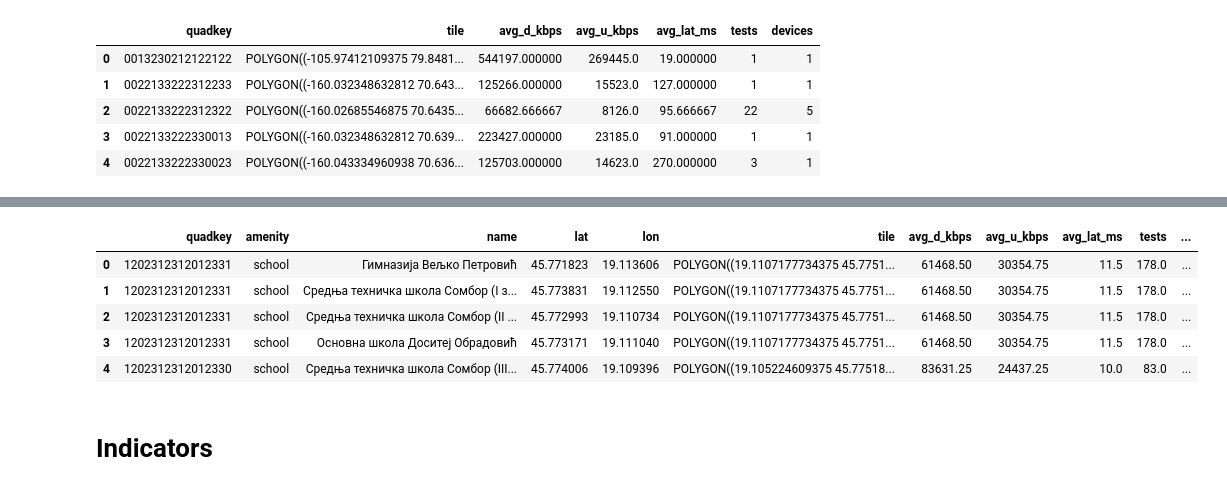
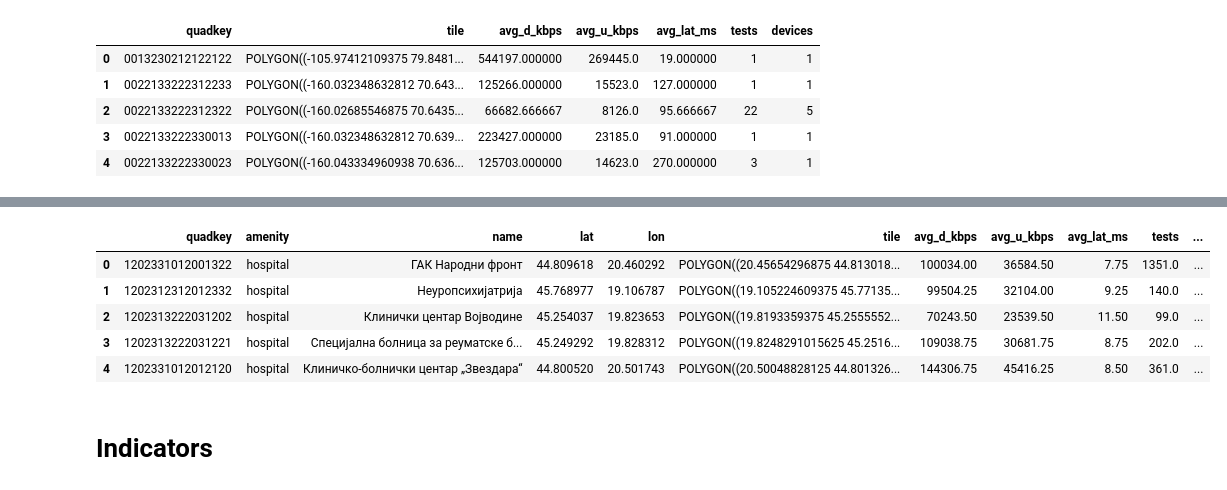
Before and after one commit to sonleh96/wb-gpbp-ldt, a Jupyter notebook: notebooks/cell_tower.ipynb, the cells around one changed output, grey strips where cells are left out. Saved outputs shown, nothing was run; the diff lists cells and outputs as text; code cells hidden in the pictures.

```diff
--- a/notebooks/cell_tower.ipynb
+++ b/notebooks/cell_tower.ipynb
@@ -164,21 +155,21 @@ ookla_mobile.head()
 # %%
-assets_merged = gpd.GeoDataFrame(merge_with_connectivity(out, ookla_fixed))
+assets_merged = gpd.GeoDataFrame(merge_with_connectivity(assets, ookla_fixed))
 geometry = gpd.points_from_xy(assets_merged['lon'],
                               assets_merged['lat'],
                               crs='EPSG:4326')
 assets_merged = assets_merged.set_geometry(geometry)
 assets_merged = assets_merged.to_crs(poly.crs)
 assets_joined = assets_merged.sjoin(poly[['GID_2', 'geometry']], how='inner')
 
 
 assets_joined.head()
 # %% [output]
 |  | quadkey | amenity | name | lat | lon | tile | avg_d_kbps | avg_u_kbps | avg_lat_ms | tests | ... |
-| 0 | 1202312312012331 | school | Гимназија Вељко Петровић | 45.771823 | 19.113606 | POLYGON((19.1107177734375 45.7751... | 61468.50 | 30354.75 | 11.5 | 178.0 | ... |
-| 1 | 1202312312012331 | school | Средња техничка школа Сомбор (I з... | 45.773831 | 19.112550 | POLYGON((19.1107177734375 45.7751... | 61468.50 | 30354.75 | 11.5 | 178.0 | ... |
-| 2 | 1202312312012331 | school | Средња техничка школа Сомбор (II ... | 45.772993 | 19.110734 | POLYGON((19.1107177734375 45.7751... | 61468.50 | 30354.75 | 11.5 | 178.0 | ... |
-| 3 | 1202312312012331 | school | Основна школа Доситеј Обрадовић | 45.773171 | 19.111040 | POLYGON((19.1107177734375 45.7751... | 61468.50 | 30354.75 | 11.5 | 178.0 | ... |
-| 4 | 1202312312012330 | school | Средња техничка школа Сомбор (III... | 45.774006 | 19.109396 | POLYGON((19.105224609375 45.77518... | 83631.25 | 24437.25 | 10.0 | 83.0 | ... |
+| 0 | 1202331012001322 | hospital | ГАК Народни фронт | 44.809618 | 20.460292 | POLYGON((20.45654296875 44.813018... | 100034.00 | 36584.50 | 7.75 | 1351.0 | ... |
+| 1 | 1202312312012332 | hospital | Неуропсихијатрија | 45.768977 | 19.106787 | POLYGON((19.105224609375 45.77135... | 99504.25 | 32104.00 | 9.25 | 140.0 | ... |
+| 2 | 1202313222031202 | hospital | Клинички центар Војводине | 45.254037 | 19.823653 | POLYGON((19.8193359375 45.2555552... | 70243.50 | 23539.50 | 11.50 | 99.0 | ... |
+| 3 | 1202313222031221 | hospital | Специјална болница за реуматске б... | 45.249292 | 19.828312 | POLYGON((19.8248291015625 45.2516... | 109038.75 | 30681.75 | 8.75 | 202.0 | ... |
+| 4 | 1202331012012120 | hospital | Клиничко-болнички центар „Звездара“ | 44.800520 | 20.501743 | POLYGON((20.50048828125 44.801326... | 144306.75 | 45416.25 | 8.50 | 361.0 | ... |
 # %% [markdown]
 # Indicators
 # %% [markdown]
```
Also changed, not shown: parts of 14 cells of this notebook, 1 other file.
